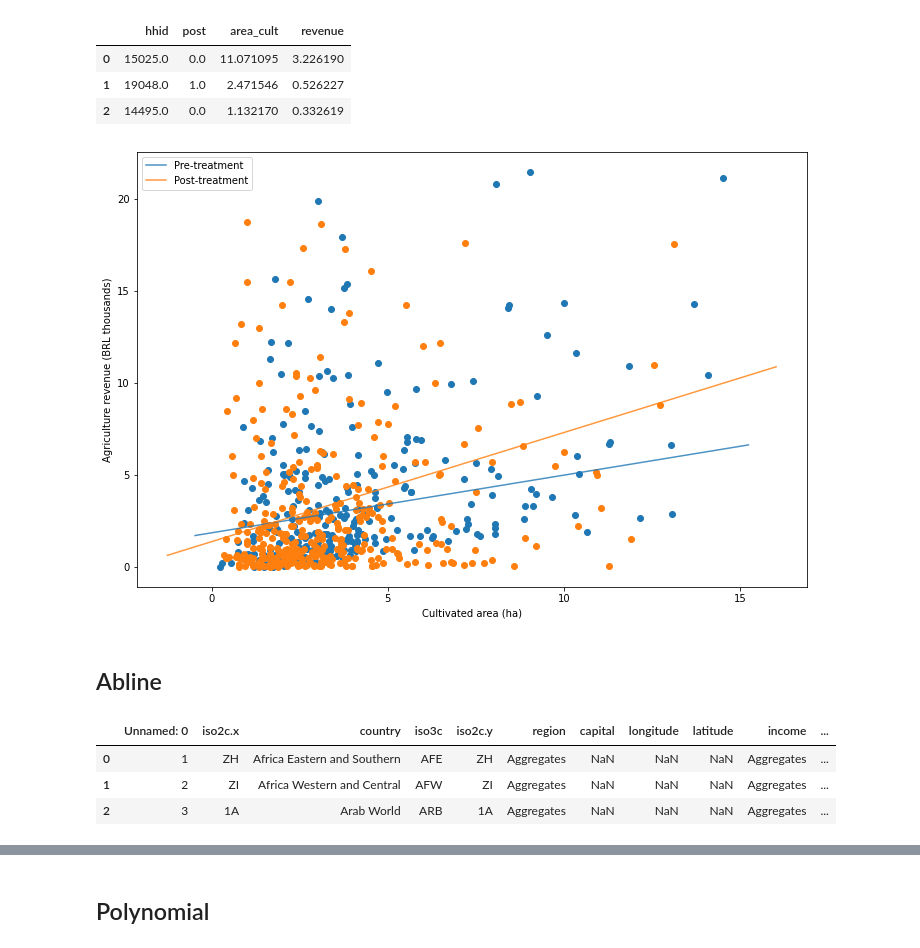
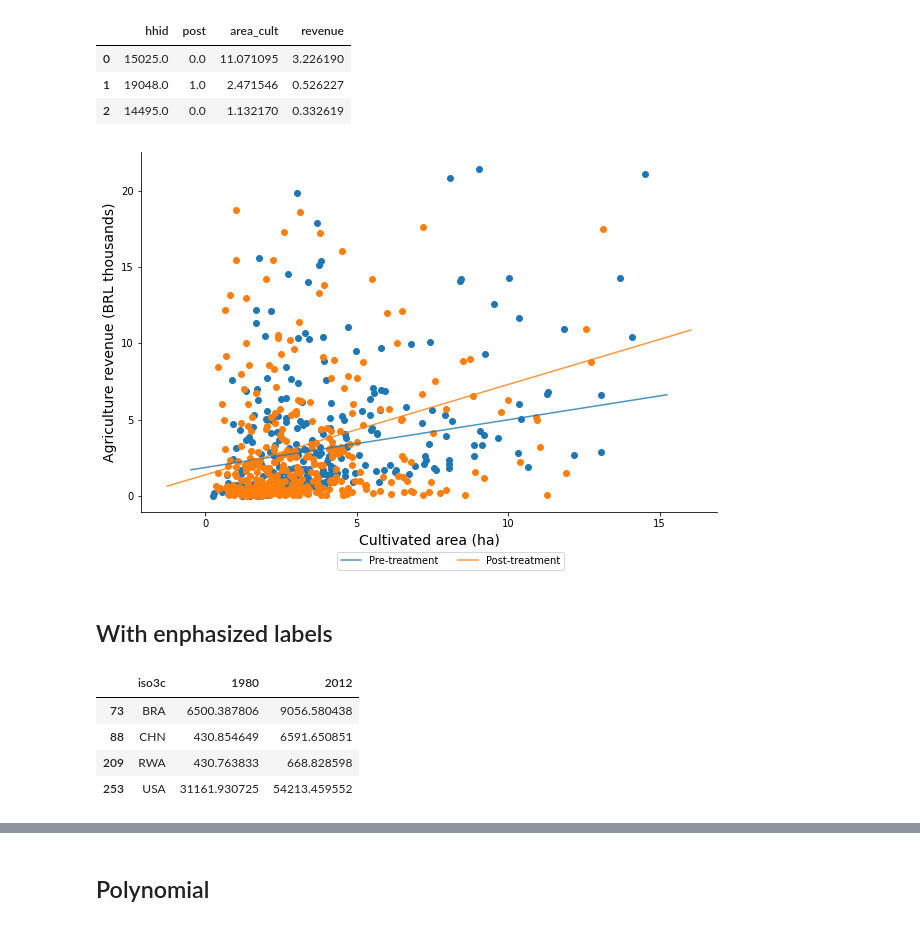
Before and after one commit to d2cml-ai/python_visual_library, a Jupyter notebook: python_notebooks/03_scatter.ipynb, the cells around one changed output, grey strips where cells are left out. Cells and saved outputs as stored; diff of their text form; code cells hidden in the pictures.

```diff
--- a/python_notebooks/03_scatter.ipynb
+++ b/python_notebooks/03_scatter.ipynb
@@ -52,47 +50,60 @@ data1.head(3)
 | 1 | 19048.0 | 1.0 | 2.471546 | 0.526227 |
 | 2 | 14495.0 | 0.0 | 1.132170 | 0.332619 |
 # %%
-plt.figure(figsize=(12, 8), facecolor="white")
+# Plots elemente
+fig = plt.figure(figsize=(8, 5), facecolor="white")
+ax = fig.add_axes([.1, 1, 1, 1])
+
+## Simple line function
 def abline(slope, intercept, lbl = "None"):
     """Plot a line from slope and intercept"""
+    # Actual features
     axes = plt.gca()
     x_vals = np.array(axes.get_xlim())
     y_vals = intercept + slope * x_vals
+    # abline plot
     plt.plot(x_vals, y_vals, '-',  alpha = .8, label = lbl)
 
-
+## Data subsets
 data10 = data1[data1.post == 0]
 data11 = data1[data1.post == 1]
 
+## slope and intercept
 m0, b0 = np.polyfit(data10.area_cult, data10.revenue, 1)
 m1, b1 = np.polyfit(data11.area_cult, data11.revenue, 1)
-# m,b = np.polyfit(x, y, 1)
 
+## legend labels
 lbs = ["Post-treatment", "Pre-treatment"]
+omit = ["right", "top"]
 
-plt.scatter('area_cult', 'revenue', data = data1[data1.post == 1], label = "")
-plt.scatter('area_cult', 'revenue', data = data1[data1.post == 0], label = "")
+## Scatter
+ax.scatter('area_cult', 'revenue', data = data1[data1.post == 1], label = "")
+ax.scatter('area_cult', 'revenue', data = data1[data1.post == 0], label = "")
+## Linear
 abline(m0, b0, lbs[1])
 abline(m1, b1, lbs[0])
-plt.legend()
-plt.xticks(np.arange(0, 16, 5))
-plt.yticks(np.arange(0, 21, 5))
-plt.xlabel("Cultivated area (ha)")
-plt.ylabel("Agriculture revenue (BRL thousands)")
-plt.savefig("../figs/03scatter_02.png", bbox_inches='tight', dpi = 400)
-
-# plt.plot()
-
-# plt.legend(loc='lower center', labels=['Hell Yeh', 'Nah Bruh'])
+## aesthetic
+ax.legend(ncol = 2, loc = (.34, -.16))
+ax.set_xticks(np.arange(0, 16, 5))
+ax.set_yticks(np.arange(0, 21, 5))
+ax.set_xlabel("Cultivated area (ha)", size = 14)
+ax.set_ylabel("Agriculture revenue (BRL thousands)", size = 14)
+ax.spines[omit].set_visible(False)
+# plt.savefig("../figs/03scatter_02.png", bbox_inches='tight', dpi = 400)
 # %% [output]
-[figure, old version]
+[figure, new version]
 # %% [markdown]
-## Abline
+## With enphasized labels
 # %%
-data3 = pd.read_csv("../data/wd_indicator.csv")
-data3.head(3)
+## Import data
+data3 = pd.read_csv("https://raw.githubusercontent.com/d2cml-ai/python_visual_library/main/data/wd_indicator.csv")
+features = ['iso3c', '1980', '2012']
+data3 = data3[features]
+high_lights = data3[data3['iso3c'].str.contains('USA|CHN|BRA|RWA')]
+high_lights
 # %% [output]
-|  | Unnamed: 0 | iso2c.x | country | iso3c | iso2c.y | region | capital | longitude | latitude | income | ... |
-| 0 | 1 | ZH | Africa Eastern and Southern | AFE | ZH | Aggregates | NaN | NaN | NaN | Aggregates | ... |
-| 1 | 2 | ZI | Africa Western and Central | AFW | ZI | Aggregates | NaN | NaN | NaN | Aggregates | ... |
-| 2 | 3 | 1A | Arab World | ARB | 1A | Aggregates | NaN | NaN | NaN | Aggregates | ... |
+|  | iso3c | 1980 | 2012 |
+| 73 | BRA | 6500.387806 | 9056.580438 |
+| 88 | CHN | 430.854649 | 6591.650851 |
+| 209 | RWA | 430.763833 | 668.828598 |
+| 253 | USA | 31161.930725 | 54213.459552 |
```
Also changed, not shown: parts of 14 cells of this notebook.
